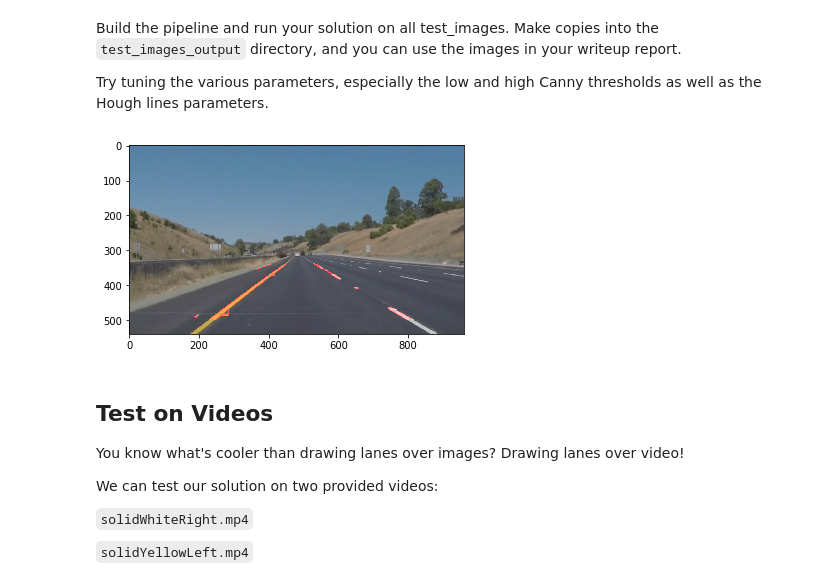
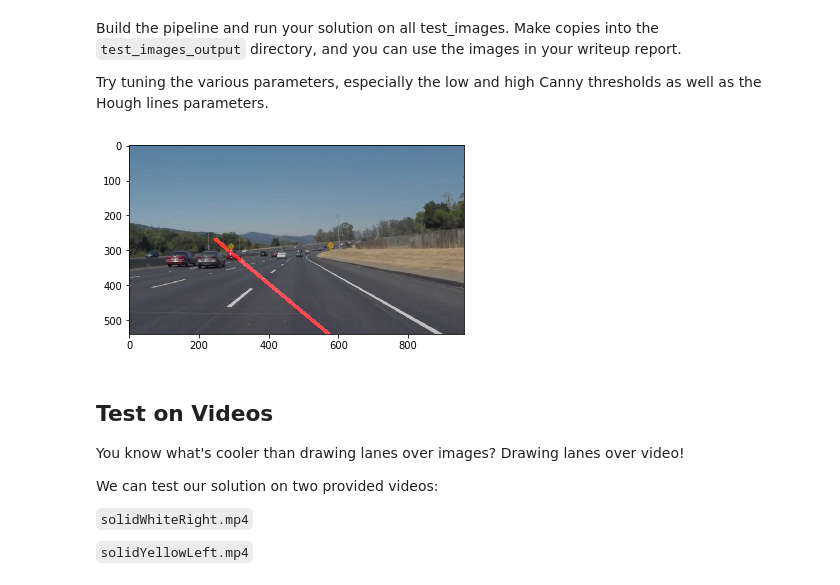
Before and after one commit to TimeToBustTheTower/NDSDC_FindingLaneLines, a Jupyter notebook: P1-Submission_1.ipynb, the cells around one changed output. Drawn from its saved outputs; the diff is of its cells as text; code cells hidden in the pictures.

```diff
--- a/P1-Submission_1.ipynb
+++ b/P1-Submission_1.ipynb
@@ -51,7 +51,7 @@ import cv2
 ## Read in an Image
 # %%
 #reading in an image
-image = mpimg.imread('test_images/solidWhiteRight.jpg')
+image = mpimg.imread('test_images/solidWhiteCurve.jpg')
 
 #printing out some stats and plotting
 print('This image is:', type(image), 'with dimensions:', image.shape)
@@ -196,7 +230,7 @@ Try tuning the various parameters, especially the low and high Canny thresholds
 # %%
 # TODO: Build your pipeline that will draw lane lines on the test_images
 #reading in an image
-FirstImage = mpimg.imread('test_images/whiteCarLaneSwitch.jpg')
+FirstImage = mpimg.imread('test_images/solidWhiteCurve.jpg')
 #converting to Grayscale image
 GrayScaleFirstImage = grayscale(FirstImage)
 
@@ -207,35 +241,35 @@ GaussianBlurFirstImage = gaussian_blur(GrayScaleFirstImage, kernel_size)
 #apply Canny Edge Detection on a Gaussian smoother image
 low_threshold = 50
 high_threshold = 100
 CannyFirstImage = canny(GaussianBlurFirstImage, low_threshold, high_threshold)
 plt.imshow(CannyFirstImage,cmap = 'Greys_r')
 
 #Defining a Polygon formed from vertices.
 ImageDimensions = FirstImage.shape
 Dimension_y = ImageDimensions[0]
 Dimension_x = ImageDimensions[1]
 
 #vertices = np.array([[(Dimension_x * 0.1, Dimension_y * 1.0), (Dimension_x * 0.1, Dimension_y * 0.4), (Dimension_x * 0.6, Dimension_y * 0.4), (Dimension_x * 1.0, Dimension_y * 1.0)]] ,dtype=np.int32)
 vertices = np.array([[(0, 500), (400, 340), (600, 340), (850, 500)]] ,dtype=np.int32)
 
 # Return an image with region of interest
 RegionFirstImage = region_of_interest(CannyFirstImage, vertices)
 
 #Hough transform to draw lines from points generated previously in Canny Edge Detection
 rho = 1
 theta = np.pi/180
 threshold = 1
 min_line_len = 5
 max_line_gap = 20
 HoughLines = hough_lines(RegionFirstImage, rho, theta, threshold, min_line_len, max_line_gap)
 
 #Overlay Hough lines on original image
 ResultFirstImage = weighted_img(HoughLines, FirstImage, α=0.8, β=1., γ=0.)
 plt.imshow(ResultFirstImage)
 # then save them to the test_images_output directory.
-mpimg.imsave("test_images_output/whiteCarLaneSwitch.png", ResultFirstImage, cmap='gray')
+mpimg.imsave("test_images_output/solidWhiteCurve.png", ResultFirstImage, cmap='gray')
 # %% [output]
-[figure, old version]
+[figure, new version]
 # %% [markdown]
 ## Test on Videos
 
```
Also changed, not shown: parts of 7 cells of this notebook.
